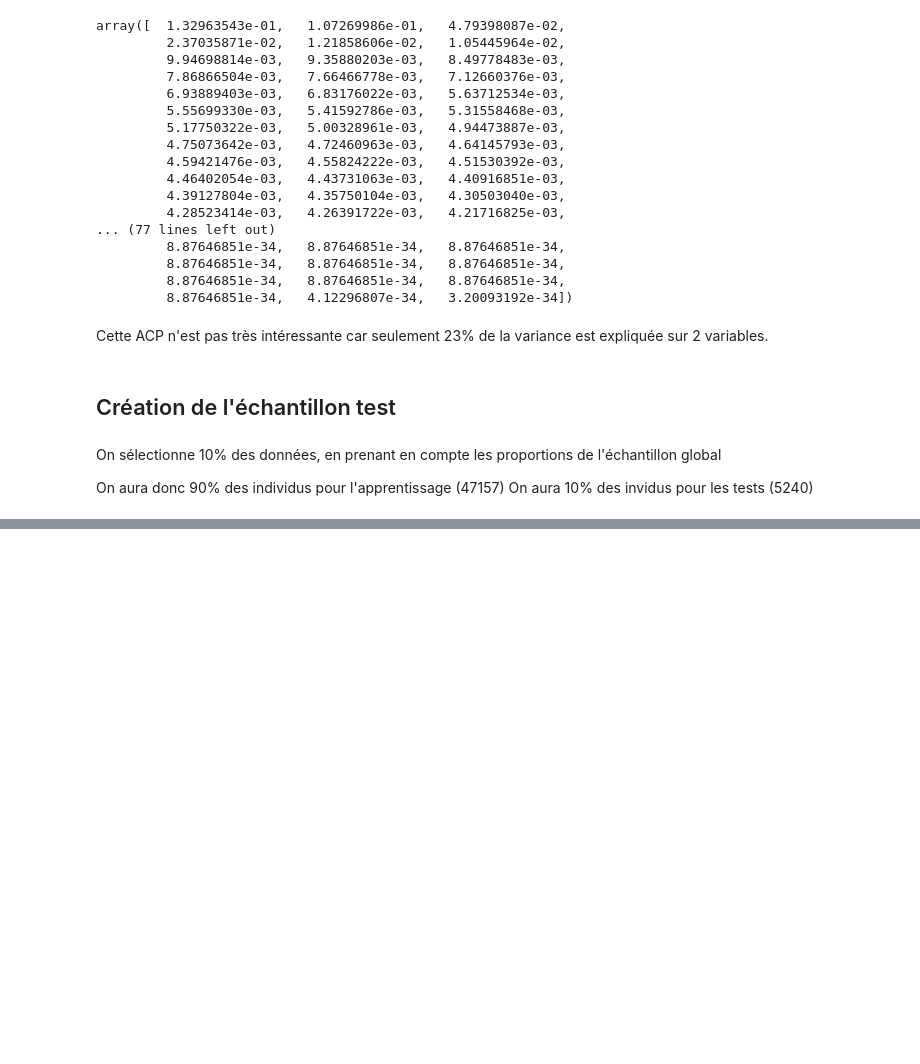
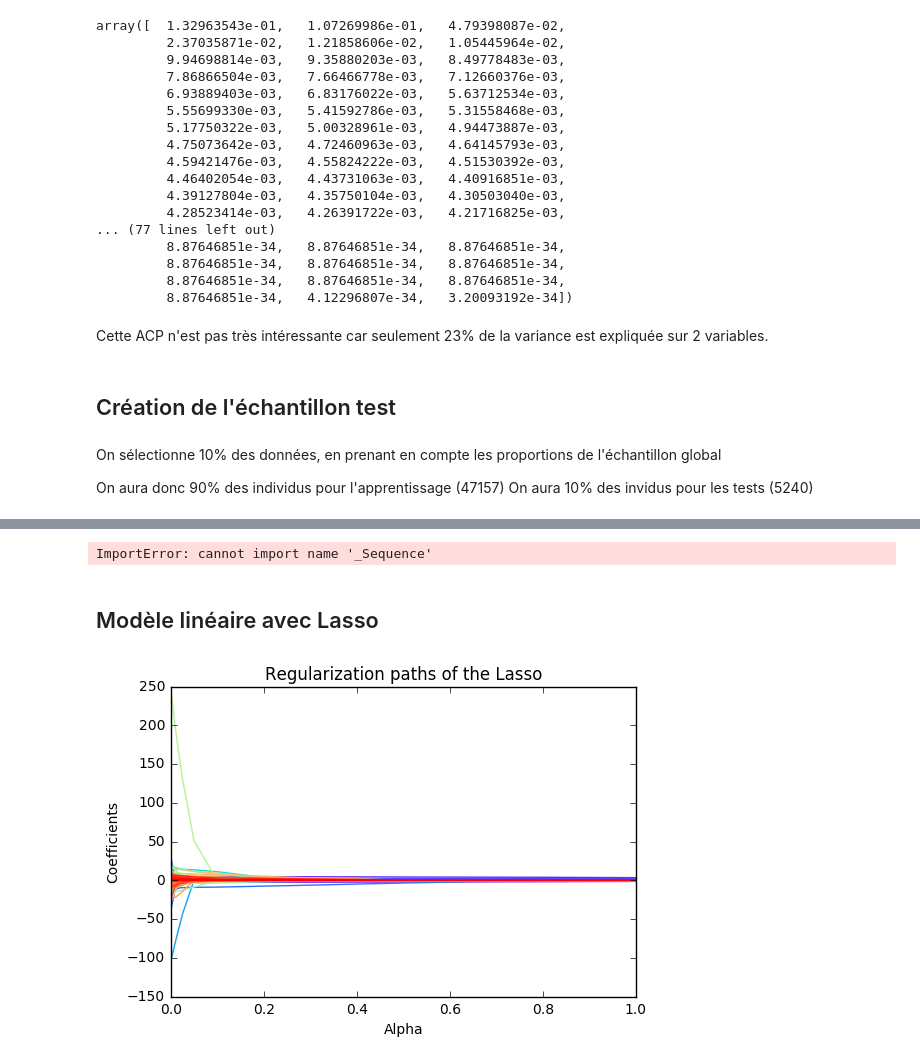
Before and after one commit to LilianBeuneche/Donnees, a Jupyter notebook: Projet 5GMM Python.ipynb, the cells around one changed output, grey strips where cells are left out. Cells and saved outputs as stored; diff of their text form; code cells hidden in the pictures; blank space fills up the shorter version.

```diff
--- a/Projet 5GMM Python.ipynb
+++ b/Projet 5GMM Python.ipynb
@@ -451,0 +423,21 @@ DescribeResult(nobs=47157, minmax=(0.0, 1424.0), mean=6.7610959136501476, varian
+# %%
+Donnees_Panda=pd.DataFrame(EchantillonApp)
+# %%
+y_Panda=Donnees_Panda[280]
+X_Panda=Donnees_Panda.iloc[:,:280]
+# %%
+Quantile87=np.percentile(y_Panda.values, 87.5)
+
+Y_Quali_Panda=[]
+
+for i in range(0, np.shape(y_Panda)[0]):
+    if y_Panda[i]==0:
+        Y_Quali_Panda.append("Equal0")
+    elif y_Panda[i]==1:
+        Y_Quali_Panda.append("Equal1")
+    elif y_Panda[i]>1 and y_Panda[i]<Quantile87:
+        Y_Quali_Panda.append("InfQuant")
+    elif y_Panda[i]>=Quantile87:
+        Y_Quali_Panda.append("SupQuant")
+
+y_Quali_Panda=pd.DataFrame(Y_Quali_Panda)
@@ -451,0 +499,9 @@ DescribeResult(nobs=47157, minmax=(0.0, 1424.0), mean=6.7610959136501476, varian
+# %%
+from sklearn.discriminant_analysis import LinearDiscriminantAnalysis
+method = LinearDiscriminantAnalysis()
+lda=method.fit(X_Panda,y_Quali_Panda)
+X_r2=lda.transform(X_Panda)
+# %% [output]
+ImportError: cannot import name '_Sequence'
+# %% [markdown]
+## Modèle linéaire avec Lasso
@@ -451,0 +512,14 @@ DescribeResult(nobs=47157, minmax=(0.0, 1424.0), mean=6.7610959136501476, varian
+# %%
+my_alphas = np.array([0.001,0.01,0.02,0.025,0.05,0.1,0.25,0.5,0.8,1.0])
+alpha_for_path, coefs_lasso, _ = linear_model.lasso_path(X_Panda,y_Panda,alphas=my_alphas)
+# %%
+couleurs=cm.rainbow(np.linspace(0,1, 280))
+for i in range(coefs_lasso.shape[0]):
+    plt.plot(alpha_for_path, coefs_lasso[i, :], c=couleurs[i])
+
+plt.xlabel('Alpha')
+plt.ylabel('Coefficients')
+plt.title('Regularization paths of the Lasso')
+plt.show()
+# %% [output]
+[figure, added]
```
Also changed, not shown: parts of 26 cells of this notebook.
